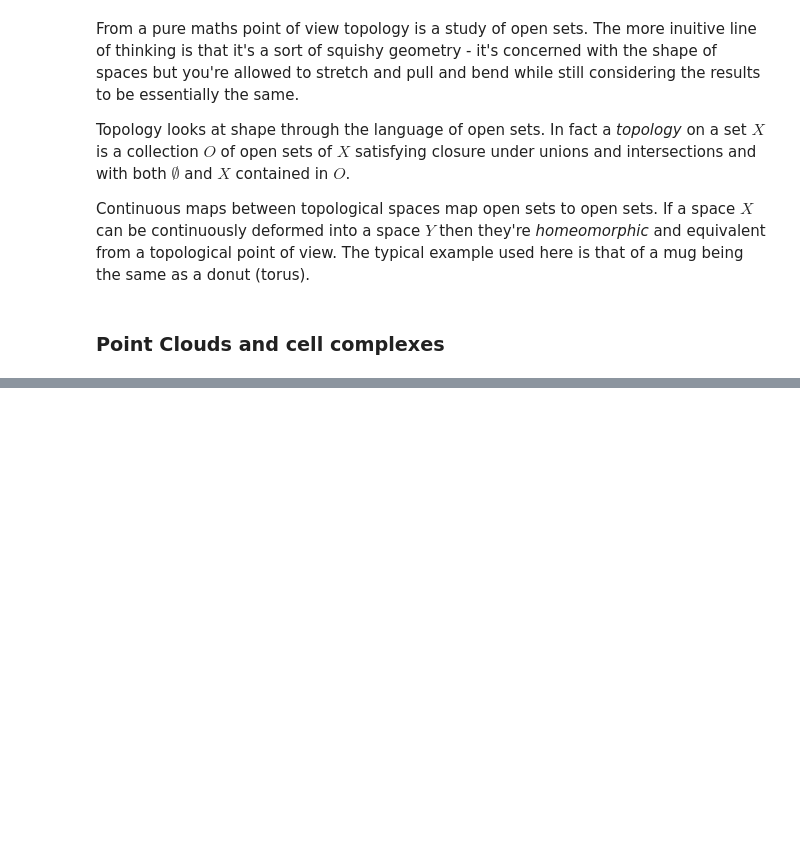
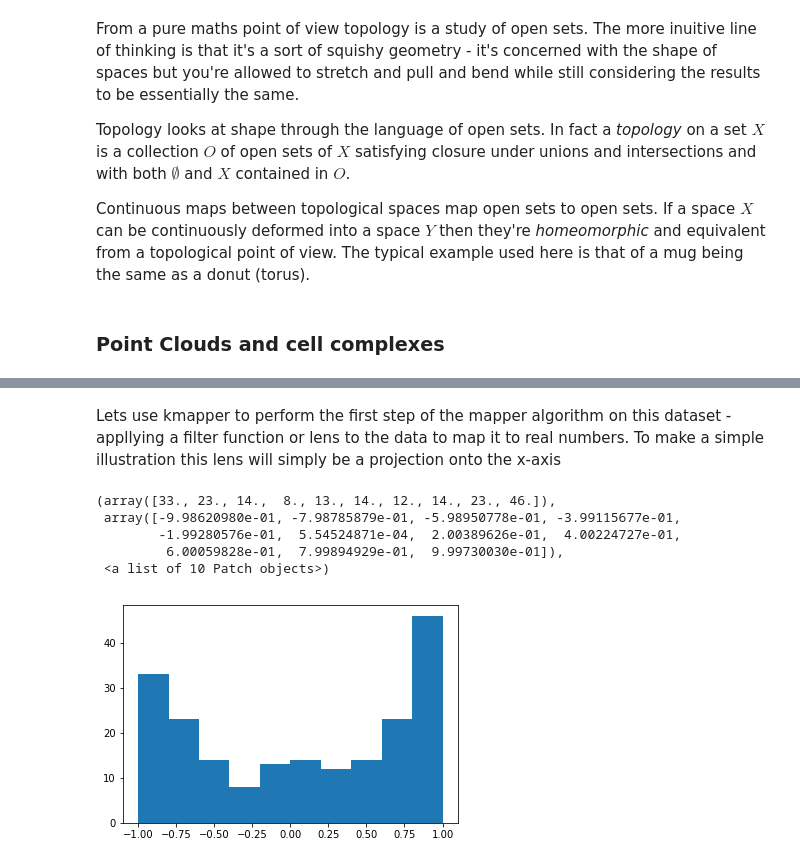
Before and after one commit to noelano/TDA, a Jupyter notebook: TDA_Intro.ipynb, the cells around one changed output, grey strips where cells are left out. Drawn from its saved outputs; the diff is of its cells as text; code cells hidden in the pictures; blank space fills up the shorter version.

```diff
--- a/TDA_Intro.ipynb
+++ b/TDA_Intro.ipynb
@@ -17,0 +61,14 @@ The typical example used here is that of a mug being the same as a donut (torus)
+# %% [markdown]
+Lets use kmapper to perform the first step of the mapper algorithm on this dataset - appllying a filter function or lens to the data to map it to real numbers. To make a simple illustration this lens will simply be a projection onto the x-axis
+# %%
+mapper = km.KeplerMapper(verbose=0)
+lens = mapper.fit_transform(X, projection=[0], scaler=None)
+
+plt.hist(lens)
+# %% [output]
+(array([33., 23., 14.,  8., 13., 14., 12., 14., 23., 46.]),
+ array([-9.98620980e-01, -7.98785879e-01, -5.98950778e-01, -3.99115677e-01,
+        -1.99280576e-01,  5.54524871e-04,  2.00389626e-01,  4.00224727e-01,
+         6.00059828e-01,  7.99894929e-01,  9.99730030e-01]),
+ <a list of 10 Patch objects>)
+[figure, added]
```
Also changed, not shown: parts of 13 cells of this notebook.
